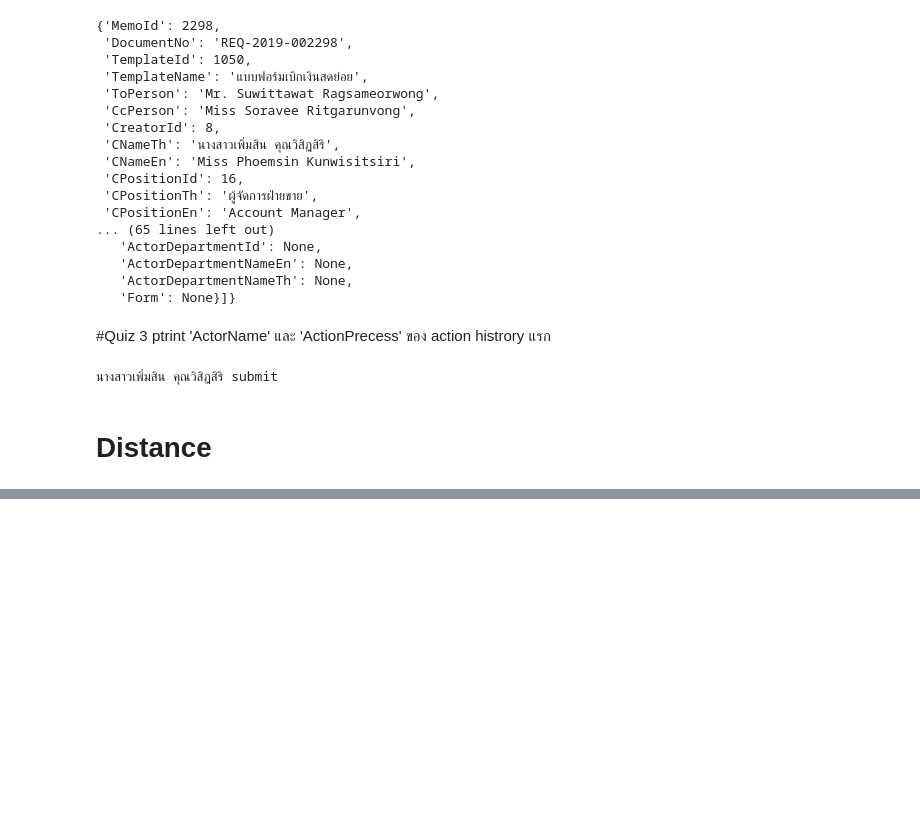
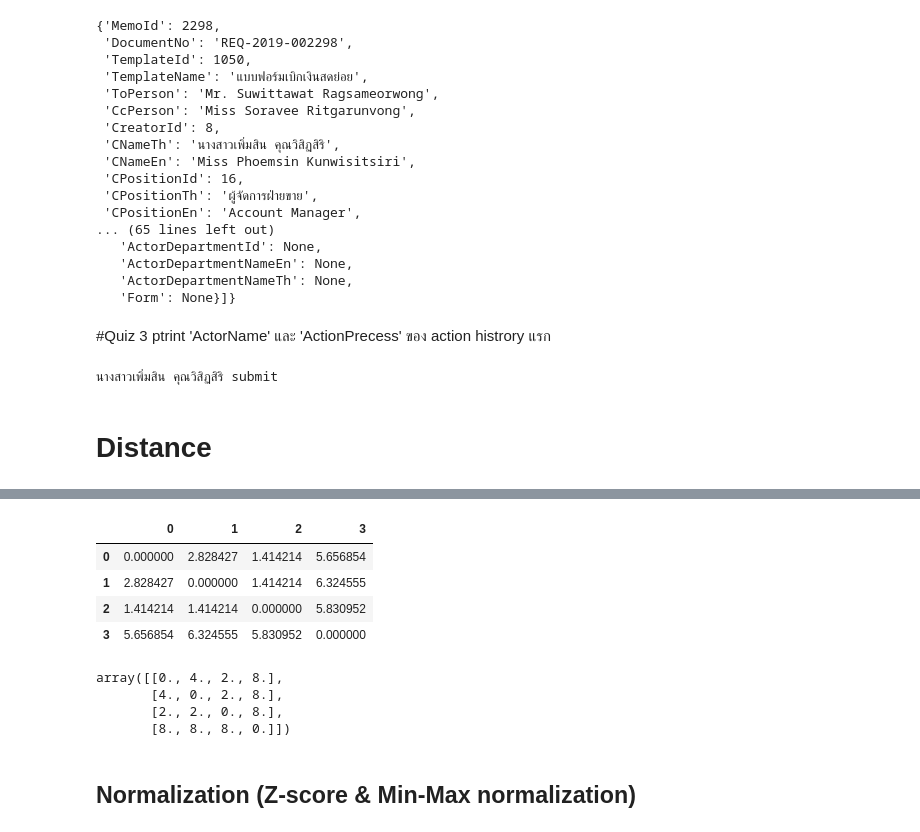
Before and after one commit to Suwannaket1/bsc_dpdm24, a Jupyter notebook: Chapter_2_Understanding_Data.ipynb, the cells around one changed output, grey strips where cells are left out. Drawn from its saved outputs; the diff is of its cells as text; code cells hidden in the pictures; blank space fills up the shorter version.

```diff
--- a/Chapter_2_Understanding_Data.ipynb
+++ b/Chapter_2_Understanding_Data.ipynb
@@ -236,0 +277,58 @@ print(json_2298['ActionHistory'][0]['ActorName'], json_2298['ActionHistory'][0][
+# %%
+# prompt: calculate distance matrix of the df
+
+import pandas as pd
+from scipy.spatial.distance import pdist, squareform
+
+# Assuming 'df' is your DataFrame with columns 'X1' and 'X2'
+# Example:
+# data = [[1, 2], [-1, 4], [0, 3], [-3, -2]]
+# df = pd.DataFrame(data, columns=['X1', 'X2'])
+
+# Calculate the pairwise distances between all rows
+distance_matrix = squareform(pdist(df[['X1', 'X2']]))
+
+# Convert the distance matrix to a DataFrame
+distance_df = pd.DataFrame(distance_matrix, index=df.index, columns=df.index)
+
+distance_df
+# %% [output]
+|  | 0 | 1 | 2 | 3 |
+| 0 | 0.000000 | 2.828427 | 1.414214 | 5.656854 |
+| 1 | 2.828427 | 0.000000 | 1.414214 | 6.324555 |
+| 2 | 1.414214 | 1.414214 | 0.000000 | 5.830952 |
+| 3 | 5.656854 | 6.324555 | 5.830952 | 0.000000 |
+# %%
+import numpy as np
+
+def calculate_distance_matrix(df):
+  """
+  Calculates the distance matrix of a DataFrame using the L1-norm.
+
+  Args:
+    df: A Pandas DataFrame where each row represents a data point.
+
+  Returns:
+    A NumPy array representing the distance matrix.
+  """
+  num_points = len(df)
+  distance_matrix = np.zeros((num_points, num_points))
+
+  for i in range(num_points):
+    for j in range(i + 1, num_points):
+      distance = np.sum(np.abs(df.iloc[i] - df.iloc[j]))  # L1-norm
+      distance_matrix[i, j] = distance
+      distance_matrix[j, i] = distance  # Distance matrix is symmetric
+
+  return distance_matrix
+
+# Example usage (assuming 'df' is your DataFrame):
+distance_matrix = calculate_distance_matrix(df)
+distance_matrix
+# %% [output]
+array([[0., 4., 2., 8.],
+       [4., 0., 2., 8.],
+       [2., 2., 0., 8.],
+       [8., 8., 8., 0.]])
+# %% [markdown]
+## Normalization (Z-score & Min-Max normalization)
```
Also changed, not shown: parts of 5 cells of this notebook.
